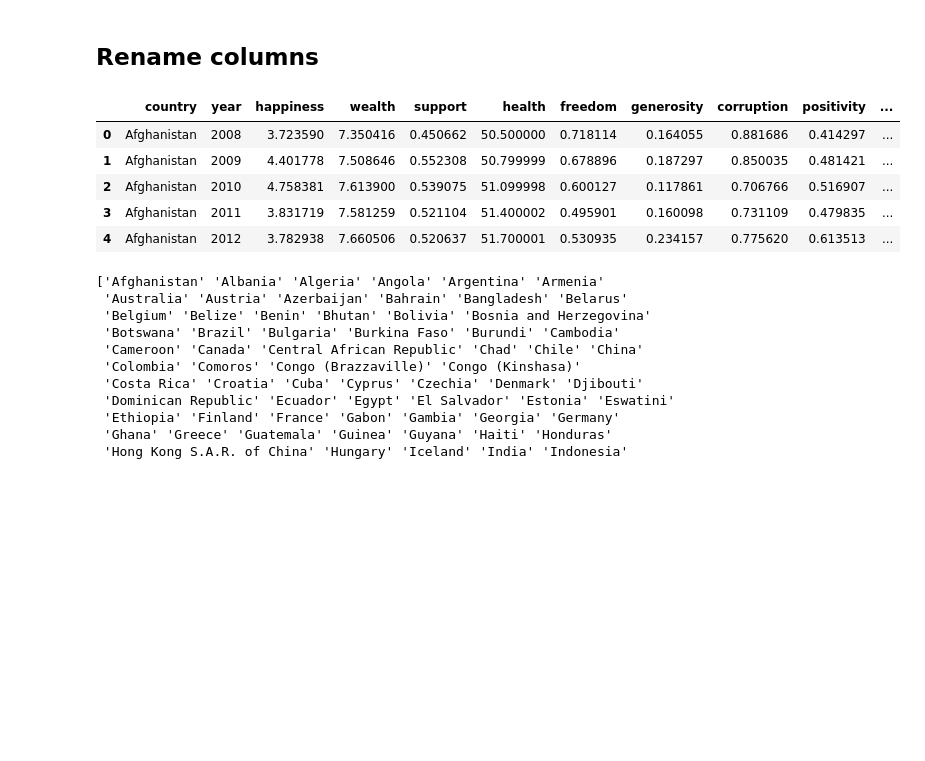
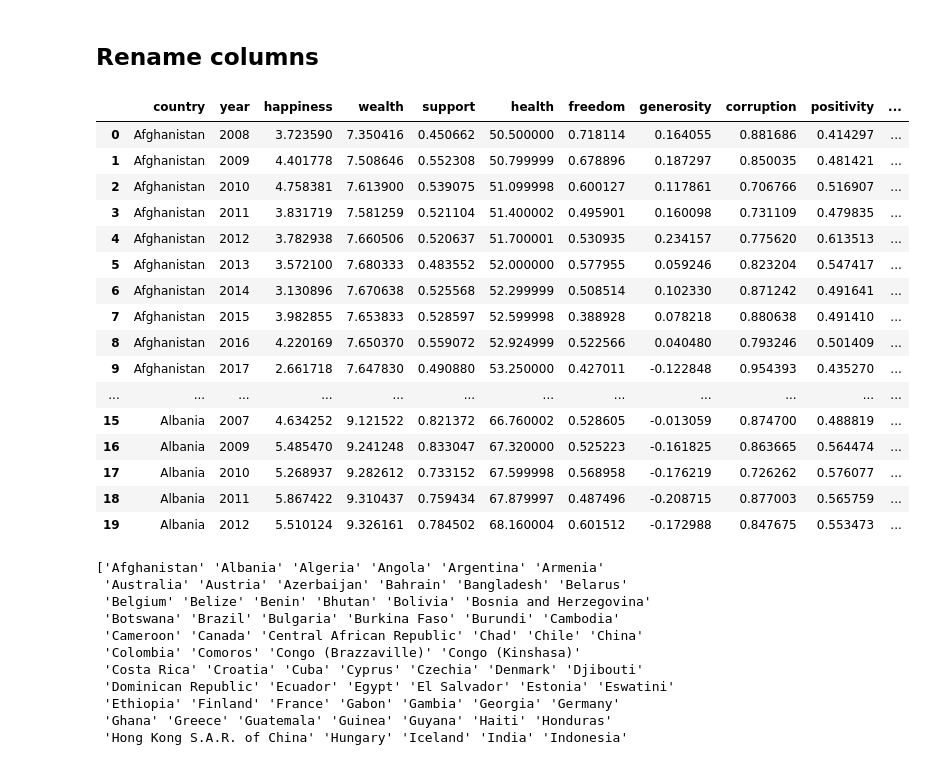
Before and after one commit to JimGile/group3-project1, a Jupyter notebook: src/world_happiness.ipynb, the cells around one changed output. Drawn from its saved outputs; the diff is of its cells as text; code cells hidden in the pictures; blank space fills up the shorter version.

```diff
--- a/src/world_happiness.ipynb
+++ b/src/world_happiness.ipynb
@@ -73,14 +73,25 @@ cols = {
 }
 df_happiness = df_happiness.rename(columns=cols)
 # %%
-df_happiness.head()
+df_happiness.head(20)
 # %% [output]
 |  | country | year | happiness | wealth | support | health | freedom | generosity | corruption | positivity | ... |
 | 0 | Afghanistan | 2008 | 3.723590 | 7.350416 | 0.450662 | 50.500000 | 0.718114 | 0.164055 | 0.881686 | 0.414297 | ... |
 | 1 | Afghanistan | 2009 | 4.401778 | 7.508646 | 0.552308 | 50.799999 | 0.678896 | 0.187297 | 0.850035 | 0.481421 | ... |
 | 2 | Afghanistan | 2010 | 4.758381 | 7.613900 | 0.539075 | 51.099998 | 0.600127 | 0.117861 | 0.706766 | 0.516907 | ... |
 | 3 | Afghanistan | 2011 | 3.831719 | 7.581259 | 0.521104 | 51.400002 | 0.495901 | 0.160098 | 0.731109 | 0.479835 | ... |
 | 4 | Afghanistan | 2012 | 3.782938 | 7.660506 | 0.520637 | 51.700001 | 0.530935 | 0.234157 | 0.775620 | 0.613513 | ... |
+| 5 | Afghanistan | 2013 | 3.572100 | 7.680333 | 0.483552 | 52.000000 | 0.577955 | 0.059246 | 0.823204 | 0.547417 | ... |
+| 6 | Afghanistan | 2014 | 3.130896 | 7.670638 | 0.525568 | 52.299999 | 0.508514 | 0.102330 | 0.871242 | 0.491641 | ... |
+| 7 | Afghanistan | 2015 | 3.982855 | 7.653833 | 0.528597 | 52.599998 | 0.388928 | 0.078218 | 0.880638 | 0.491410 | ... |
+| 8 | Afghanistan | 2016 | 4.220169 | 7.650370 | 0.559072 | 52.924999 | 0.522566 | 0.040480 | 0.793246 | 0.501409 | ... |
+| 9 | Afghanistan | 2017 | 2.661718 | 7.647830 | 0.490880 | 53.250000 | 0.427011 | -0.122848 | 0.954393 | 0.435270 | ... |
+| ... | ... | ... | ... | ... | ... | ... | ... | ... | ... | ... | ... |
+| 15 | Albania | 2007 | 4.634252 | 9.121522 | 0.821372 | 66.760002 | 0.528605 | -0.013059 | 0.874700 | 0.488819 | ... |
+| 16 | Albania | 2009 | 5.485470 | 9.241248 | 0.833047 | 67.320000 | 0.525223 | -0.161825 | 0.863665 | 0.564474 | ... |
+| 17 | Albania | 2010 | 5.268937 | 9.282612 | 0.733152 | 67.599998 | 0.568958 | -0.176219 | 0.726262 | 0.576077 | ... |
+| 18 | Albania | 2011 | 5.867422 | 9.310437 | 0.759434 | 67.879997 | 0.487496 | -0.208715 | 0.877003 | 0.565759 | ... |
+| 19 | Albania | 2012 | 5.510124 | 9.326161 | 0.784502 | 68.160004 | 0.601512 | -0.172988 | 0.847675 | 0.553473 | ... |
 # %%
 # Get list of unique countries
 country_list = df_happiness['country'].unique()
```
Also changed, not shown: 13 other files.
